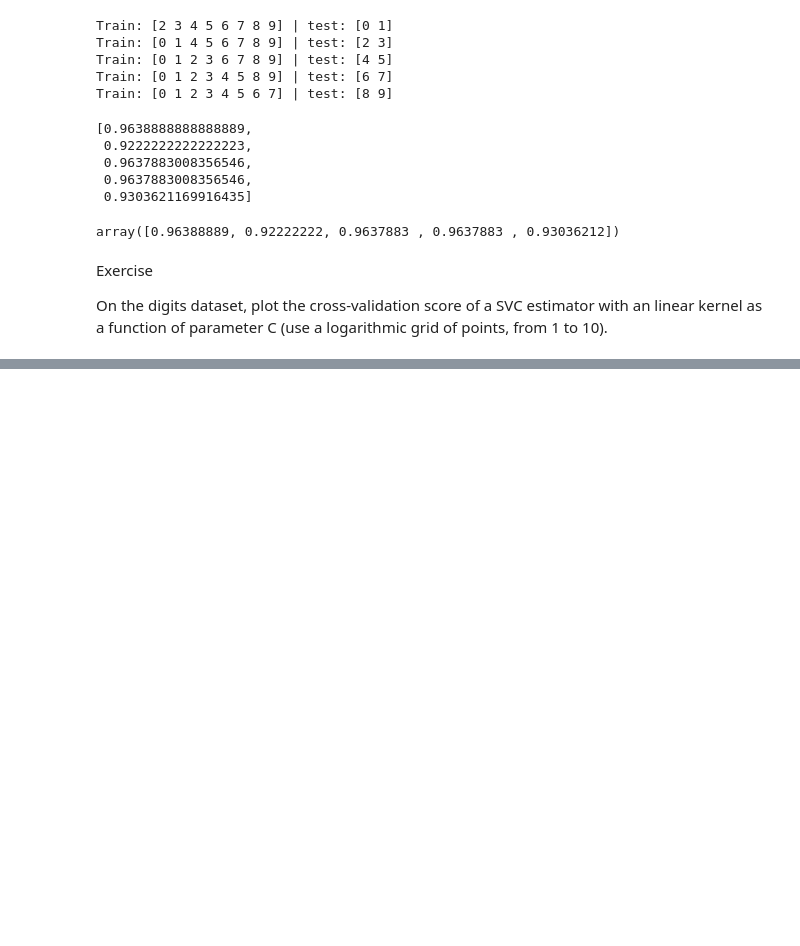
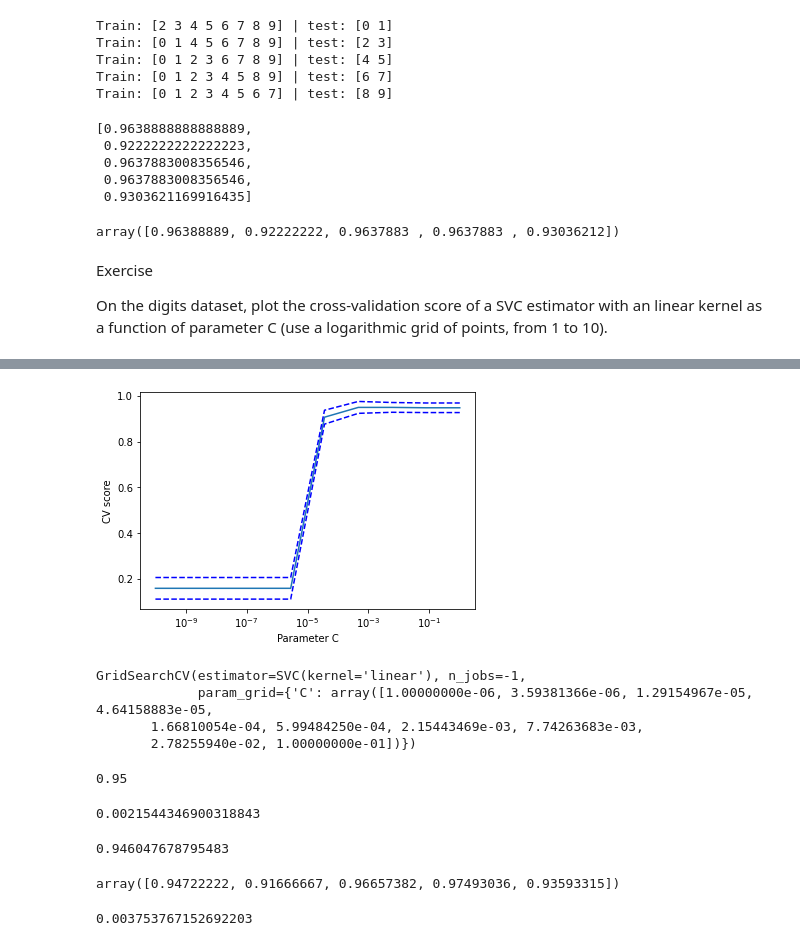
Before and after one commit to hnryjmes/scikit-learn, a Jupyter notebook: tutorial-03-model-selection.ipynb, the cells around one changed output, grey strips where cells are left out. Drawn from its saved outputs; the diff is of its cells as text; code cells hidden in the pictures; blank space fills up the shorter version.

```diff
--- a/tutorial-03-model-selection.ipynb
+++ b/tutorial-03-model-selection.ipynb
@@ -73,0 +98,59 @@ array([1.00000000e-10, 1.29154967e-09, 1.66810054e-08, 2.15443469e-07,
+# %%
+import numpy as np
+from sklearn.model_selection import cross_val_score
+from sklearn import datasets, svm
+import matplotlib.pyplot as plt
+X, y = datasets.load_digits(return_X_y=True)
+svc = svm.SVC(kernel='linear')
+C_s = np.logspace(-10, 0, 10)
+scores = []
+scores_std = []
+for C in C_s:
+    svc.C = C
+    the_scores = cross_val_score(svc, X, y)
+    scores.append(np.mean(the_scores))
+    scores_std.append(np.std(the_scores))
+plt.figure()
+plt.semilogx(C_s, scores)
+plt.semilogx(C_s, np.array(scores) + np.array(scores_std), 'b--')
+plt.semilogx(C_s, np.array(scores) - np.array(scores_std), 'b--')
+plt.ylabel("CV score")
+plt.xlabel("Parameter C")
+plt.show();
+# %% [output]
+[figure, added]
+# %%
+from sklearn.model_selection import GridSearchCV, cross_val_score
+Cs = np.logspace(-6, -1, 10)
+clf = GridSearchCV(estimator=svc, param_grid=dict(C=Cs),
+                  n_jobs=-1)
+clf.fit(X_digits[:1000], y_digits[:1000])
+# %% [output]
+GridSearchCV(estimator=SVC(kernel='linear'), n_jobs=-1,
+             param_grid={'C': array([1.00000000e-06, 3.59381366e-06, 1.29154967e-05, 4.64158883e-05,
+       1.66810054e-04, 5.99484250e-04, 2.15443469e-03, 7.74263683e-03,
+       2.78255940e-02, 1.00000000e-01])})
+# %%
+clf.best_score_
+# %% [output]
+0.95
+# %%
+clf.best_estimator_.C
+# %% [output]
+0.0021544346900318843
+# %%
+clf.score(X_digits[1000:], y_digits[1000:])
+# %% [output]
+0.946047678795483
+# %%
+cross_val_score(clf, X_digits, y_digits)
+# %% [output]
+array([0.94722222, 0.91666667, 0.96657382, 0.97493036, 0.93593315])
+# %%
+from sklearn import linear_model, datasets
+lasso = linear_model.LassoCV()
+X_diabetes, y_diabetes = datasets.load_diabetes(return_X_y=True)
+lasso.fit(X_diabetes, y_diabetes)
+lasso.alpha_
+# %% [output]
+0.003753767152692203
```
Also changed, not shown: parts of 5 cells of this notebook.
